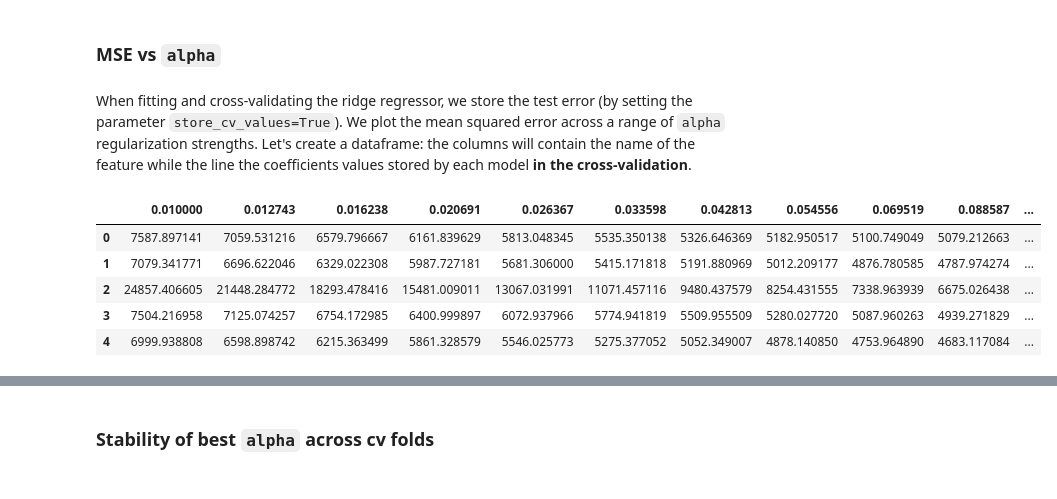
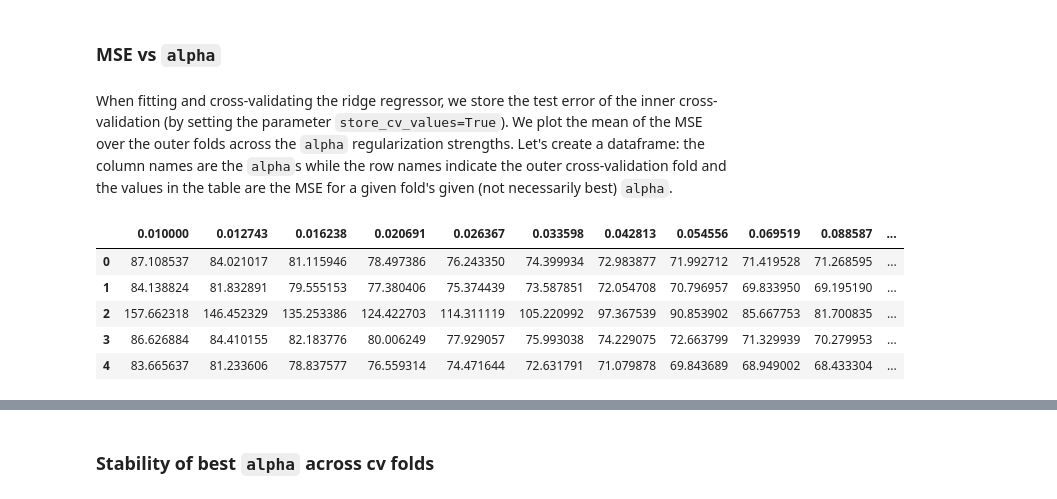
Before and after one commit to szalmaf/Machine-Learning-in-Python-with-scikit-learn, a Jupyter notebook: 0407_Linear_models_regularization.ipynb, the cells around one changed output, grey strips where cells are left out. Drawn from its saved outputs; the diff is of its cells as text; code cells hidden in the pictures.

```diff
--- a/0407_Linear_models_regularization.ipynb
+++ b/0407_Linear_models_regularization.ipynb
@@ -324,22 +322,20 @@ By optimizing `alpha`, we see that the **training** an **test scores** are reall
 # %% [markdown]
 
 
-When fitting and cross-validating the ridge regressor, we store the test error (by setting the parameter `store_cv_values=True`).
-We plot the mean squared error across a range of `alpha` regularization
-strengths. Let's create a dataframe: the columns will contain the name
-of the feature while the line the coefficients values stored by each model
-**in the cross-validation**.
+When fitting and cross-validating the ridge regressor, we store the test error of the inner cross-validation (by setting the parameter `store_cv_values=True`).
+We plot the mean of the MSE over the outer folds across the `alpha` regularization
+strengths. Let's create a dataframe: the column names are the `alpha`s while the row names indicate the outer cross-validation fold and the values in the table are the MSE for a given fold's given (not necessarily best) `alpha`.
 # %%
 mse_alphas = [est[-1].cv_values_.mean(axis=0)
               for est in cv_results["estimator"]]
-cv_alphas = pd.DataFrame(mse_alphas, columns=alphas)
+cv_alphas = pd.DataFrame(mse_alphas, columns=alphas).transform('sqrt')
 cv_alphas
 # %% [output]
 |  | 0.010000 | 0.012743 | 0.016238 | 0.020691 | 0.026367 | 0.033598 | 0.042813 | 0.054556 | 0.069519 | 0.088587 | ... |
-| 0 | 7587.897141 | 7059.531216 | 6579.796667 | 6161.839629 | 5813.048345 | 5535.350138 | 5326.646369 | 5182.950517 | 5100.749049 | 5079.212663 | ... |
-| 1 | 7079.341771 | 6696.622046 | 6329.022308 | 5987.727181 | 5681.306000 | 5415.171818 | 5191.880969 | 5012.209177 | 4876.780585 | 4787.974274 | ... |
-| 2 | 24857.406605 | 21448.284772 | 18293.478416 | 15481.009011 | 13067.031991 | 11071.457116 | 9480.437579 | 8254.431555 | 7338.963939 | 6675.026438 | ... |
-| 3 | 7504.216958 | 7125.074257 | 6754.172985 | 6400.999897 | 6072.937966 | 5774.941819 | 5509.955509 | 5280.027720 | 5087.960263 | 4939.271829 | ... |
-| 4 | 6999.938808 | 6598.898742 | 6215.363499 | 5861.328579 | 5546.025773 | 5275.377052 | 5052.349007 | 4878.140850 | 4753.964890 | 4683.117084 | ... |
+| 0 | 87.108537 | 84.021017 | 81.115946 | 78.497386 | 76.243350 | 74.399934 | 72.983877 | 71.992712 | 71.419528 | 71.268595 | ... |
+| 1 | 84.138824 | 81.832891 | 79.555153 | 77.380406 | 75.374439 | 73.587851 | 72.054708 | 70.796957 | 69.833950 | 69.195190 | ... |
+| 2 | 157.662318 | 146.452329 | 135.253386 | 124.422703 | 114.311119 | 105.220992 | 97.367539 | 90.853902 | 85.667753 | 81.700835 | ... |
+| 3 | 86.626884 | 84.410155 | 82.183776 | 80.006249 | 77.929057 | 75.993038 | 74.229075 | 72.663799 | 71.329939 | 70.279953 | ... |
+| 4 | 83.665637 | 81.233606 | 78.837577 | 76.559314 | 74.471644 | 72.631791 | 71.079878 | 69.843689 | 68.949002 | 68.433304 | ... |
 # %%
 cv_alphas.mean(axis=0).plot(marker="+")
```
Also changed, not shown: parts of 10 cells of this notebook.
